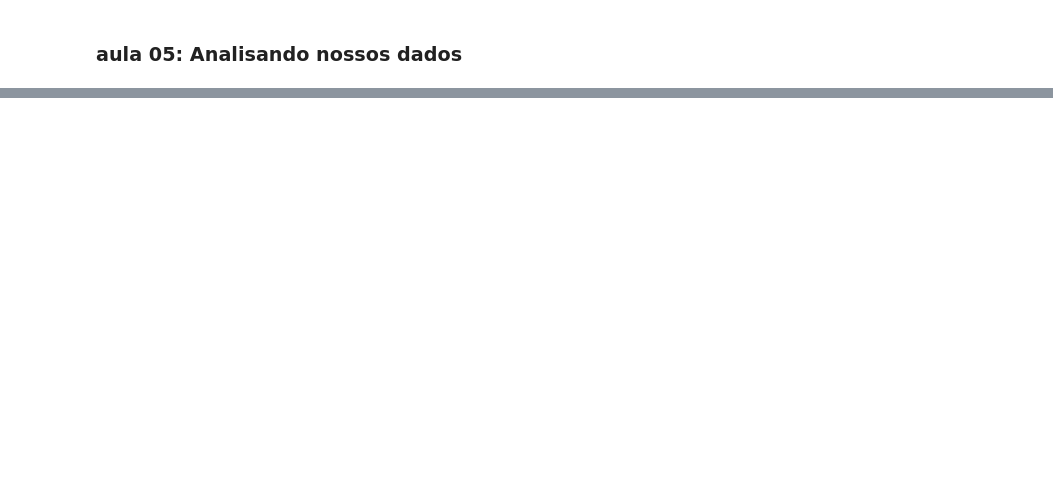
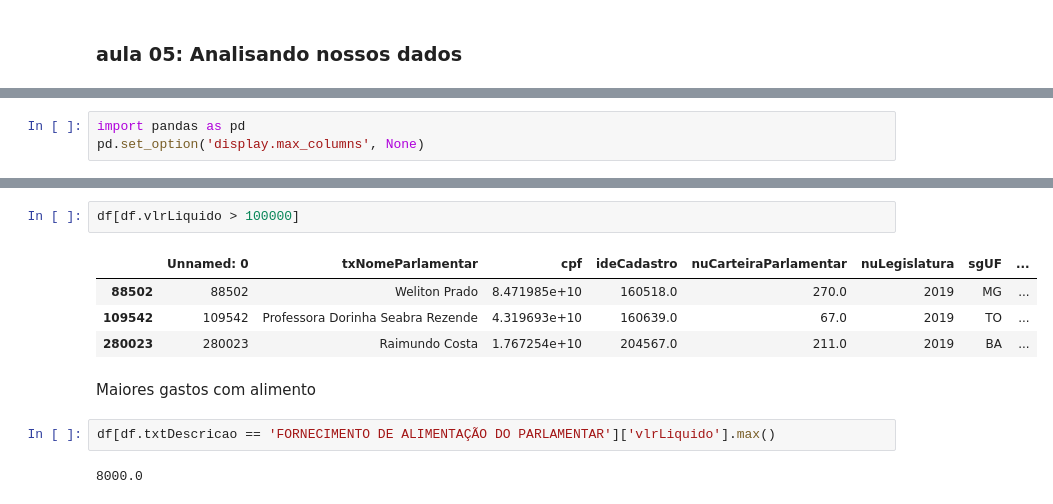
Before and after one commit to escola-de-dados/python-inovacao-civica, a Jupyter notebook: modulo_2/M2-part2.ipynb, the cells around one changed output, grey strips where cells are left out. Cells and saved outputs as stored; diff of their text form; blank space fills up the shorter version.

```diff
--- a/modulo_2/M2-part2.ipynb
+++ b/modulo_2/M2-part2.ipynb
@@ -168,0 +3,3 @@ df_reimbursements_2020.groupby(["txtCNPJCPF", "txtFornecedor"], as_index=False)
+# %%
+import pandas as pd
+pd.set_option('display.max_columns', None)
@@ -168,0 +213,13 @@ df_reimbursements_2020.groupby(["txtCNPJCPF", "txtFornecedor"], as_index=False)
+# %%
+df[df.vlrLiquido > 100000]
+# %% [output]
+|  | Unnamed: 0 | txNomeParlamentar | cpf | ideCadastro | nuCarteiraParlamentar | nuLegislatura | sgUF | ... |
+| 88502 | 88502 | Weliton Prado | 8.471985e+10 | 160518.0 | 270.0 | 2019 | MG | ... |
+| 109542 | 109542 | Professora Dorinha Seabra Rezende | 4.319693e+10 | 160639.0 | 67.0 | 2019 | TO | ... |
+| 280023 | 280023 | Raimundo Costa | 1.767254e+10 | 204567.0 | 211.0 | 2019 | BA | ... |
+# %% [markdown]
+Maiores gastos com alimento
+# %%
+df[df.txtDescricao == 'FORNECIMENTO DE ALIMENTAÇÃO DO PARLAMENTAR']['vlrLiquido'].max()
+# %% [output]
+8000.0
```
Also changed, not shown: parts of 48 cells of this notebook, 2 other files.
